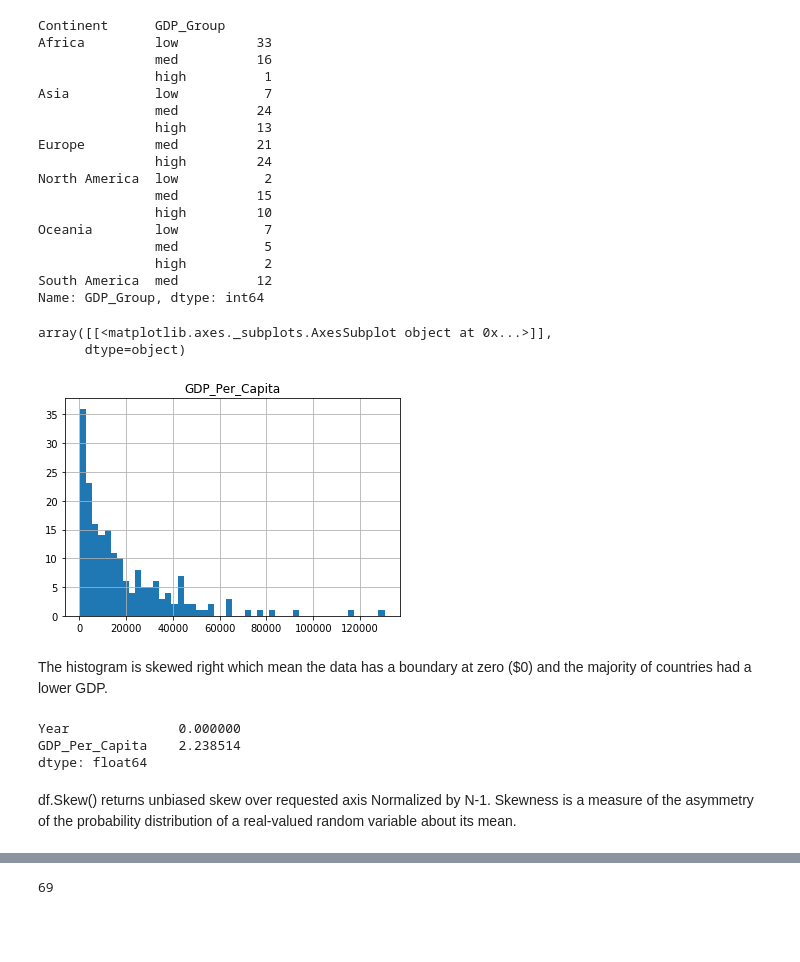
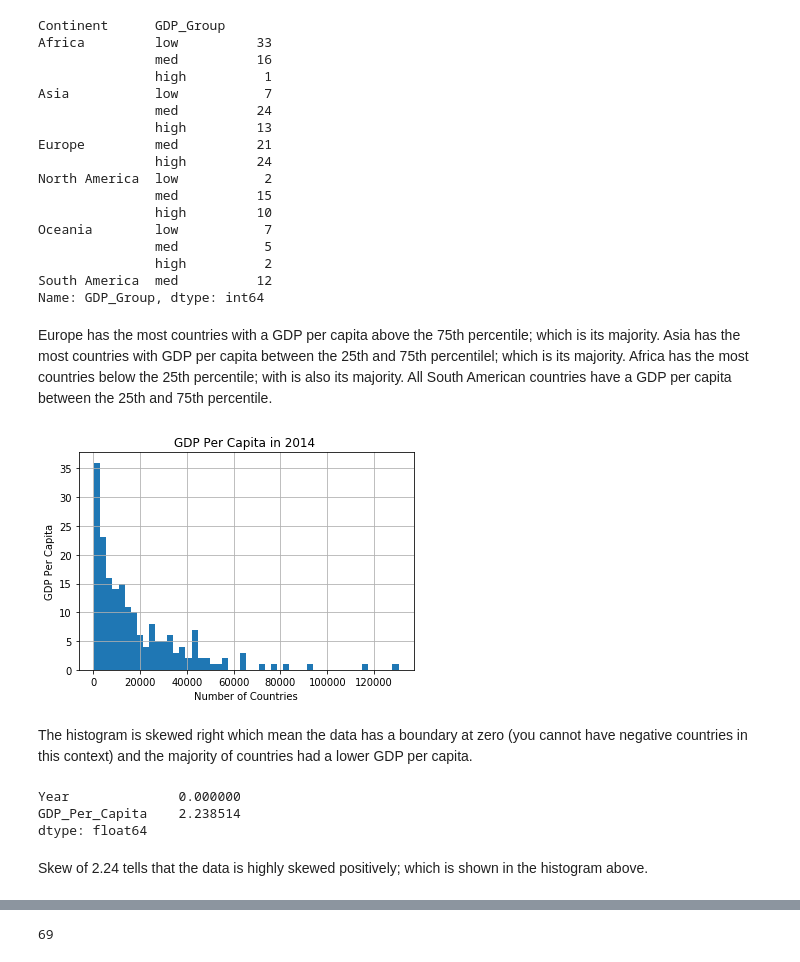
Before and after one commit to brittany-city/un_exploration, a Jupyter notebook: UN_Data_Exploration.ipynb, the cells around one changed output, grey strips where cells are left out. Drawn from its saved outputs; the diff is of its cells as text; code cells hidden in the pictures; blank space fills up the shorter version.

```diff
--- a/UN_Data_Exploration.ipynb
+++ b/UN_Data_Exploration.ipynb
@@ -236,22 +190,25 @@ Oceania        low           7
                high          2
 South America  med          12
 Name: GDP_Group, dtype: int64
-# %%
-gdp_2014.hist(column='GDP_Per_Capita', bins=50)
-# %% [output]
-array([[<matplotlib.axes._subplots.AxesSubplot object at 0x...>]],
-      dtype=object)
-[figure, removed]
+# %% [markdown]
+Europe has the most countries with a GDP per capita above the 75th percentile; which is its majority. Asia has the most countries with GDP per capita between the 25th and 75th percentilel; which is its majority. Africa has the most countries below the 25th percentile; with is also its majority. All South American countries have a GDP per capita between the 25th and 75th percentile.
+# %%
+gdp_2014.hist(column='GDP_Per_Capita', bins=50)
+plt.title('GDP Per Capita in 2014 ')
+plt.xlabel('Number of Countries')
+plt.ylabel('GDP Per Capita');
+# %% [output]
+[figure, added]
 # %% [markdown]
-The histogram is skewed right which mean the data has a boundary at zero ($0) and the majority of countries had a lower GDP.
+The histogram is skewed right which mean the data has a boundary at zero (you cannot have negative countries in this context) and the majority of countries had a lower GDP per capita.
 # %%
 gdp_2014.skew(axis = 0)
 # %% [output]
 Year              0.000000
 GDP_Per_Capita    2.238514
 dtype: float64
-# %% [markdown]
-df.Skew() returns unbiased skew over requested axis Normalized by N-1. Skewness is a measure of the asymmetry of the probability distribution of a real-valued random variable about its mean.
+# %% [markdown]
+Skew of 2.24 tells that the data is highly skewed positively; which is shown in the histogram above.
 # %%
 import seaborn as sns
 # %%
```
Also changed, not shown: parts of 45 cells of this notebook.
